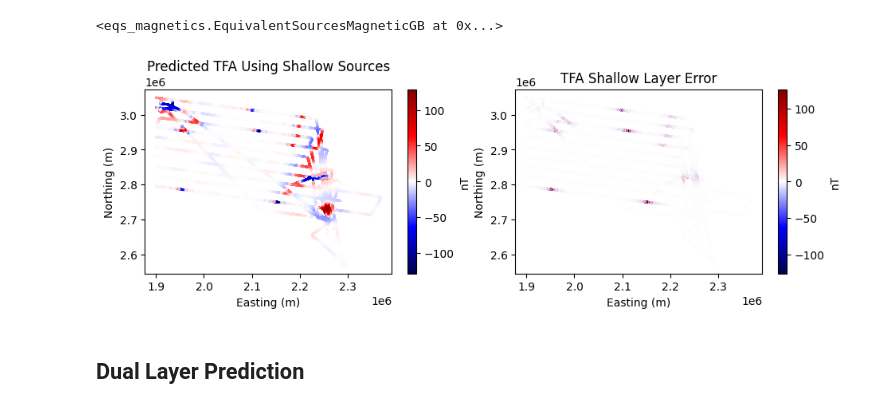
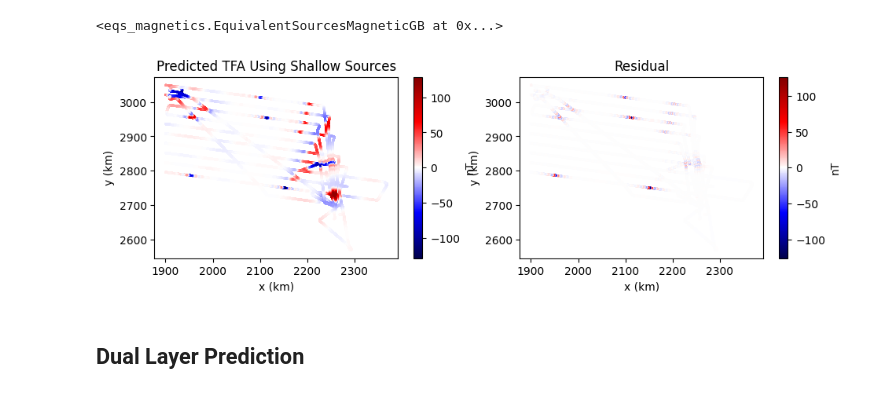
Before and after one commit to compgeolab/eqs-magnetic-dual-layer, a Jupyter notebook: code/06_icegrav_synthetic.ipynb, the cells around one changed output. Cells and saved outputs as stored; diff of their text form; code cells hidden in the pictures.

Commit message:
Edit truncated regional figure

```diff
--- a/code/06_icegrav_synthetic.ipynb
+++ b/code/06_icegrav_synthetic.ipynb
@@ -606,26 +611,26 @@ Wall time: 7.46 s
 # %%
 tfa_shallow_predicted = eqs.total_field_anomaly(eqs_shallow.predict(coordinates), field_direction)
 
 plt.figure(figsize=(11,3))
 scale_shallow_predicted = vd.maxabs(tfa_shallow_predicted)
 plt.subplot(1,2,1)
-plt.scatter(*coordinates[:2], c=tfa_shallow_predicted, cmap="seismic", s=1, vmin=-scale_shallow_predicted, vmax=scale_shallow_predicted)
+plt.scatter(*coordinates_km[:2], c=tfa_shallow_predicted, cmap="seismic", s=1, vmin=-scale_shallow_predicted, vmax=scale_shallow_predicted)
 plt.title("Predicted TFA Using Shallow Sources")
-plt.xlabel("Easting (m)")
-plt.ylabel("Northing (m)")
+plt.xlabel("x (km)")
+plt.ylabel("y (km)")
 plt.colorbar(label="nT")
 
 plt.subplot(1,2,2)
 error_shallow_predicted = tfa_residuals - tfa_shallow_predicted
 scale_error_shallow_predicted = vd.maxabs(error_shallow_predicted)
-plt.scatter(*coordinates[:2], c=error_shallow_predicted, cmap="seismic", s=1, vmin=-scale_error_shallow_predicted, vmax=scale_error_shallow_predicted)
-plt.title("TFA Shallow Layer Error")
-plt.xlabel( "Easting (m)")
-plt.ylabel("Northing (m)")
+plt.scatter(*coordinates_km[:2], c=error_shallow_predicted, cmap="seismic", s=1, vmin=-scale_error_shallow_predicted, vmax=scale_error_shallow_predicted)
+plt.title("Residual")
+plt.xlabel( "x (km)")
+plt.ylabel("y (km)")
 plt.colorbar(label="nT")
 plt.show()
 # %% [output]
-[figure, old version]
+[figure, new version]
 # %% [markdown]
 ## Dual Layer Prediction
 # %%
```
Also changed, not shown: parts of 6 cells of this notebook, 1 other file.
